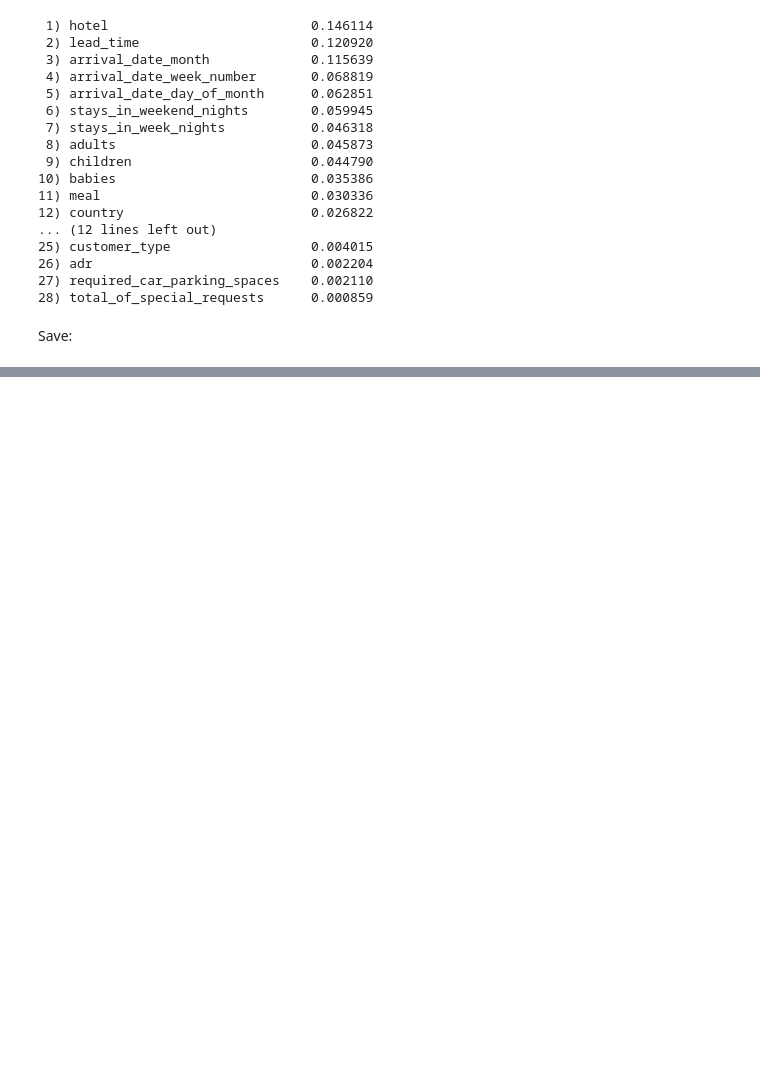
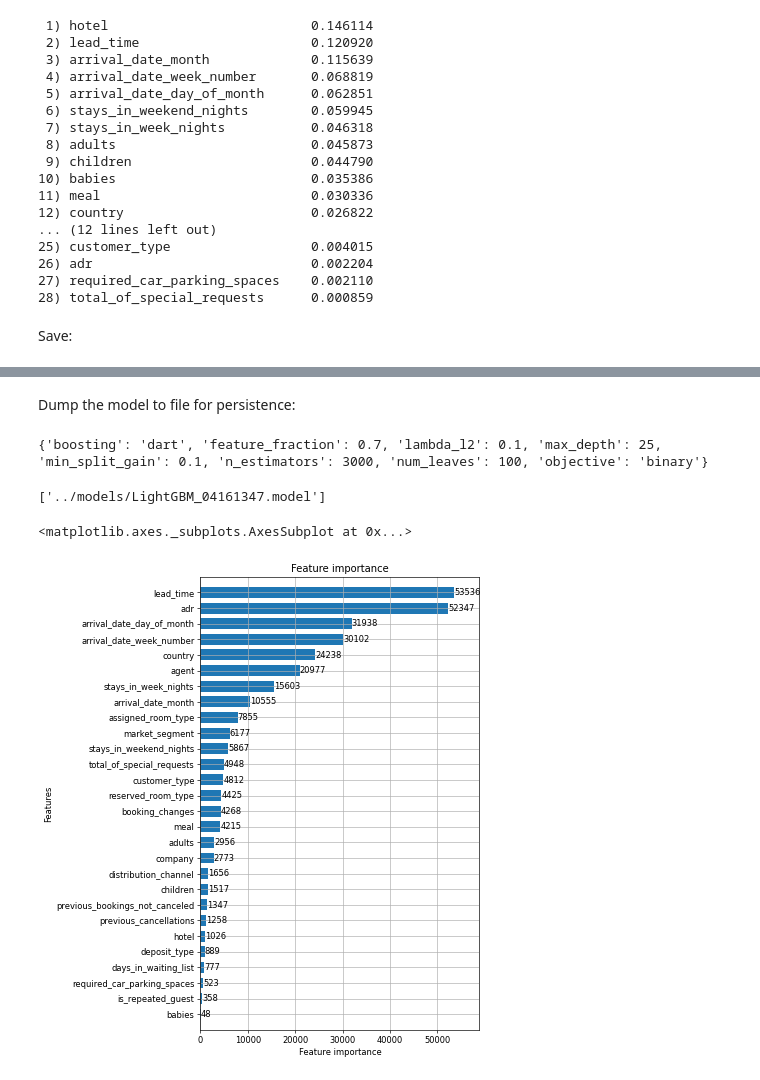
Before and after one commit to oyrx/PHBS_MLF_2019_Project, a Jupyter notebook: code/Modelling_LR_LightGBM_XGBoost_RandomForest.ipynb, the cells around one changed output, grey strips where cells are left out. Saved outputs shown, nothing was run; the diff lists cells and outputs as text; code cells hidden in the pictures; blank space fills up the shorter version.

Commit message:
LR, LightGBM and XGBoost

```diff
--- a/code/Modelling_LR_LightGBM_XGBoost_RandomForest.ipynb
+++ b/code/Modelling_LR_LightGBM_XGBoost_RandomForest.ipynb
@@ -412,0 +302,24 @@ joblib.dump(clf, file_name + ".model")
+# %%
+# !pip install lightgbm # if not installed
+lgbmclf = lgbm.LGBMClassifier()
+param_grid = {
+#     'objective':['binary','cross_entropy'],
+    'objective':['binary'],
+    'boosting':['gbdt', 'dart'],
+#     'boosting':['dart'],
+    'n_estimators': [3000],
+    'num_leaves': [25, 50, 100],
+#     'min_data_in_leaf':[]
+    'max_depth': [10, 25],
+#     'reg_alpha': [1.1, 1.3],
+#     'reg_lambda': [1.1, 1.3],
+    'lambda_l2': [0.1, 0.3],
+    'min_split_gain': [0.1, 0.3],
+    'feature_fraction': [0.5, 0.7],
+#     'subsample': [0.7, 0.9],
+#     'subsample_freq': [20]
+#     'max_bin': [100, 150]
+}
+gs, pred = algorithm_pipeline(lgbmclf, param_grid, cv=3) # some parameters already define above, see function algorithm_pipeline()
+print(gs.best_score_)
+print(gs.best_params_)
@@ -412,0 +361,27 @@ joblib.dump(clf, file_name + ".model")
+# %% [markdown]
+Dump the model to file for persistence:
+# %%
+now = datetime.datetime.now()
+file_name = "../models/LightGBM_" + now.strftime("%m%d%H%M")
+
+# save parameters
+with open(f"{file_name}_{gs.best_score_.round(4)*100}%.txt", "w") as para_file:
+    para_file.write(str(gs.best_params_))
+    print(gs.best_params_)
+
+# save figure
+cm_plot.get_figure().savefig(file_name + ".png")
+
+# save model
+joblib.dump(clf, file_name + ".model")
+
+# use this to load a saved model
+# lgbm_loded = joblib.load('.model')
+# %% [output]
+{'boosting': 'dart', 'feature_fraction': 0.7, 'lambda_l2': 0.1, 'max_depth': 25, 'min_split_gain': 0.1, 'n_estimators': 3000, 'num_leaves': 100, 'objective': 'binary'}
+['../models/LightGBM_04161347.model']
+# %%
+lgbm.plot_importance(clf, height = 0.7, figsize = (6, 10), dpi = 60)
+# %% [output]
+<matplotlib.axes._subplots.AxesSubplot at 0x...>
+[figure, added]
```
Also changed, not shown: parts of 38 cells of this notebook, 12 other files.
